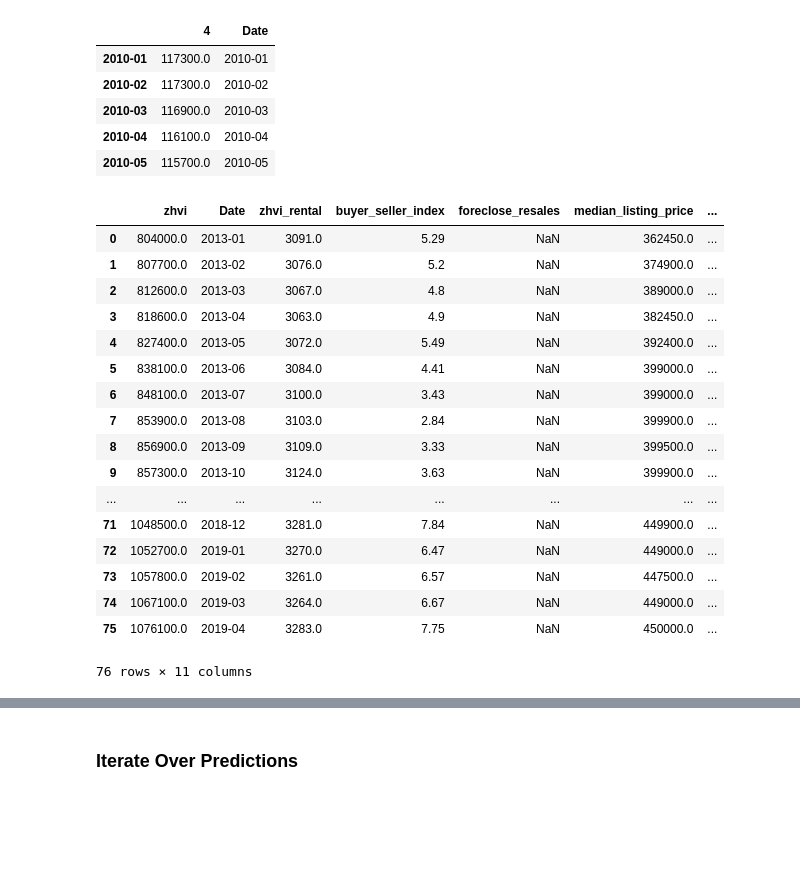
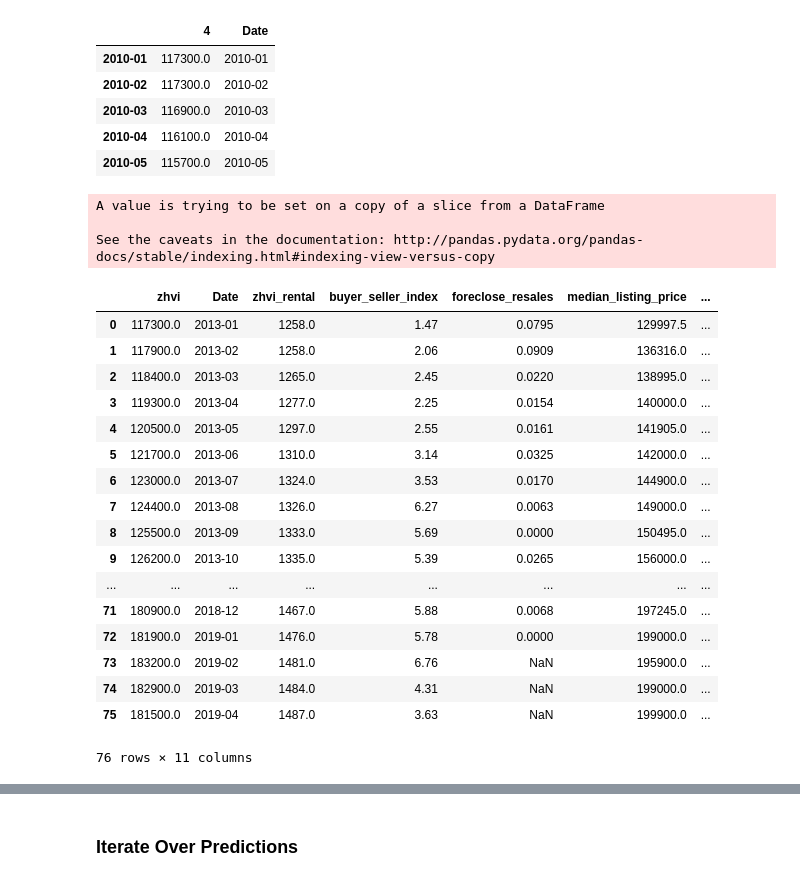
Before and after one commit to jtjones0304/zillow, a Jupyter notebook: Zillow Exploration.ipynb, the cells around one changed output, grey strips where cells are left out. Cells and saved outputs as stored; diff of their text form; code cells hidden in the pictures; blank space fills up the shorter version.

```diff
--- a/Zillow Exploration.ipynb
+++ b/Zillow Exploration.ipynb
@@ -149,7 +152,7 @@ def join_data_available(zip_code, data_sets):
     df_list = []
     for k in data_sets_dict.keys():
         data = prepare_df_for_zip(zip_code, data_sets_dict[k])#.add_prefix(k)
-        for i in range(250):
+        for i in range(1750):
                 data.rename(columns={i:k}, inplace=True)
         df_list.append(data)
 
@@ -158,26 +161,29 @@ def join_data_available(zip_code, data_sets):
 
     #df_merged = reduce(lambda  left,right: pd.merge(left,right,on=['DATE'],how='outer'), data_frames)
 # %%
-join_data_available(60657, data_sets_dict)
+join_data_available(77449, data_sets_dict)
 # %% [output]
+A value is trying to be set on a copy of a slice from a DataFrame
+
+See the caveats in the documentation: http://pandas.pydata.org/pandas-docs/stable/indexing.html#indexing-view-versus-copy
 |  | zhvi | Date | zhvi_rental | buyer_seller_index | foreclose_resales | median_listing_price | ... |
-| 0 | 804000.0 | 2013-01 | 3091.0 | 5.29 | NaN | 362450.0 | ... |
-| 1 | 807700.0 | 2013-02 | 3076.0 | 5.2 | NaN | 374900.0 | ... |
-| 2 | 812600.0 | 2013-03 | 3067.0 | 4.8 | NaN | 389000.0 | ... |
-| 3 | 818600.0 | 2013-04 | 3063.0 | 4.9 | NaN | 382450.0 | ... |
-| 4 | 827400.0 | 2013-05 | 3072.0 | 5.49 | NaN | 392400.0 | ... |
-| 5 | 838100.0 | 2013-06 | 3084.0 | 4.41 | NaN | 399000.0 | ... |
-| 6 | 848100.0 | 2013-07 | 3100.0 | 3.43 | NaN | 399000.0 | ... |
-| 7 | 853900.0 | 2013-08 | 3103.0 | 2.84 | NaN | 399900.0 | ... |
-| 8 | 856900.0 | 2013-09 | 3109.0 | 3.33 | NaN | 399500.0 | ... |
-| 9 | 857300.0 | 2013-10 | 3124.0 | 3.63 | NaN | 399900.0 | ... |
+| 0 | 117300.0 | 2013-01 | 1258.0 | 1.47 | 0.0795 | 129997.5 | ... |
+| 1 | 117900.0 | 2013-02 | 1258.0 | 2.06 | 0.0909 | 136316.0 | ... |
+| 2 | 118400.0 | 2013-03 | 1265.0 | 2.45 | 0.0220 | 138995.0 | ... |
+| 3 | 119300.0 | 2013-04 | 1277.0 | 2.25 | 0.0154 | 140000.0 | ... |
+| 4 | 120500.0 | 2013-05 | 1297.0 | 2.55 | 0.0161 | 141905.0 | ... |
+| 5 | 121700.0 | 2013-06 | 1310.0 | 3.14 | 0.0325 | 142000.0 | ... |
+| 6 | 123000.0 | 2013-07 | 1324.0 | 3.53 | 0.0170 | 144900.0 | ... |
+| 7 | 124400.0 | 2013-08 | 1326.0 | 6.27 | 0.0063 | 149000.0 | ... |
+| 8 | 125500.0 | 2013-09 | 1333.0 | 5.69 | 0.0000 | 150495.0 | ... |
+| 9 | 126200.0 | 2013-10 | 1335.0 | 5.39 | 0.0265 | 156000.0 | ... |
 | ... | ... | ... | ... | ... | ... | ... | ... |
-| 71 | 1048500.0 | 2018-12 | 3281.0 | 7.84 | NaN | 449900.0 | ... |
-| 72 | 1052700.0 | 2019-01 | 3270.0 | 6.47 | NaN | 449000.0 | ... |
-| 73 | 1057800.0 | 2019-02 | 3261.0 | 6.57 | NaN | 447500.0 | ... |
-| 74 | 1067100.0 | 2019-03 | 3264.0 | 6.67 | NaN | 449000.0 | ... |
-| 75 | 1076100.0 | 2019-04 | 3283.0 | 7.75 | NaN | 450000.0 | ... |
+| 71 | 180900.0 | 2018-12 | 1467.0 | 5.88 | 0.0068 | 197245.0 | ... |
+| 72 | 181900.0 | 2019-01 | 1476.0 | 5.78 | 0.0000 | 199000.0 | ... |
+| 73 | 183200.0 | 2019-02 | 1481.0 | 6.76 | NaN | 195900.0 | ... |
+| 74 | 182900.0 | 2019-03 | 1484.0 | 4.31 | NaN | 199000.0 | ... |
+| 75 | 181500.0 | 2019-04 | 1487.0 | 3.63 | NaN | 199900.0 | ... |
-76 rows × 11 columns
+76 rows × 11 columns
 # %%
 # code that takes in a zip_code and loads all available data, then performs train/test split and model fitting with a
 # random forest classifier
```
Also changed, not shown: parts of 13 cells of this notebook.
